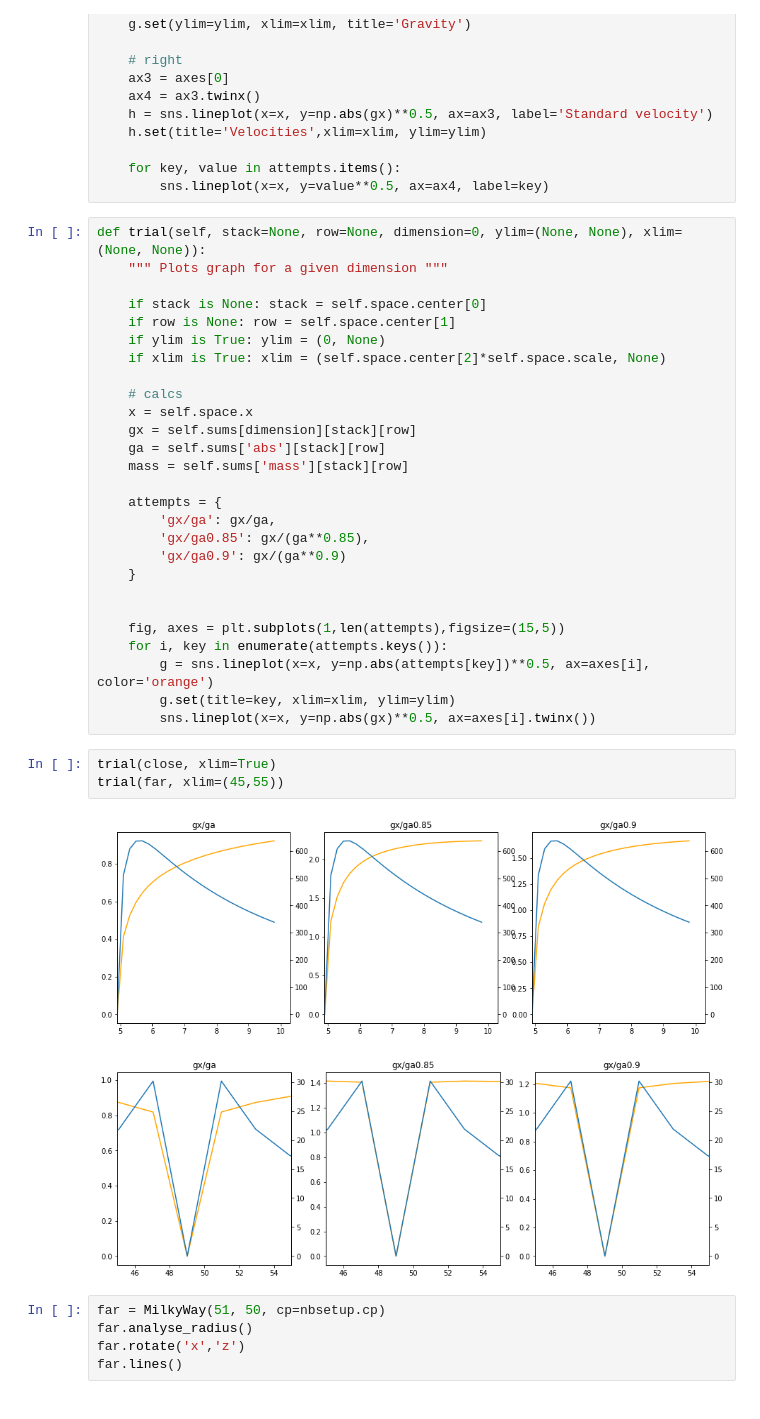
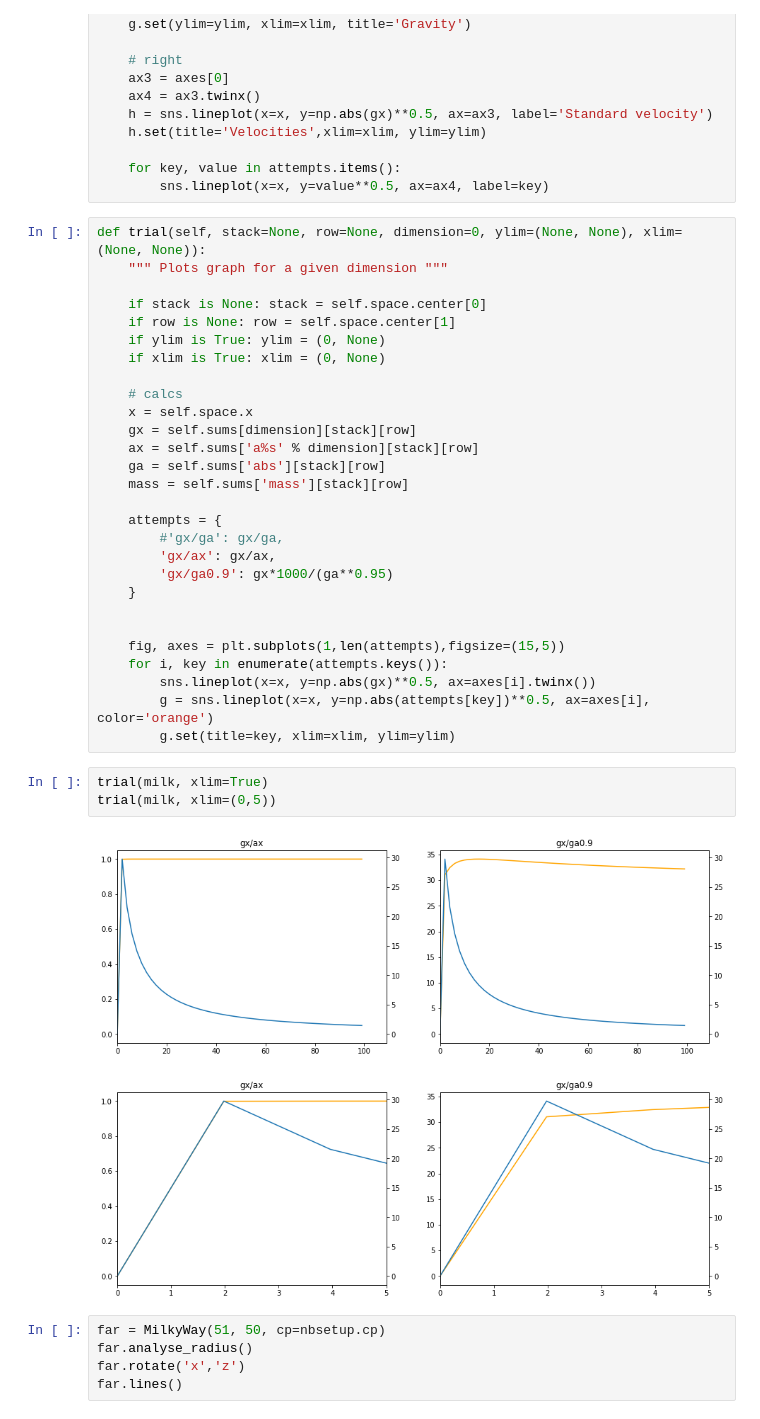
Before and after one commit to timjdavey/galactus, a Jupyter notebook: notebooks/Milky Way development debugger.ipynb, the cells around one changed output. Saved outputs shown, nothing was run; the diff lists cells and outputs as text.

```diff
--- a/notebooks/Milky Way development debugger.ipynb
+++ b/notebooks/Milky Way development debugger.ipynb
@@ -55,32 +55,33 @@ def trial(self, stack=None, row=None, dimension=0, ylim=(None, None), xlim=(None
     if stack is None: stack = self.space.center[0]
     if row is None: row = self.space.center[1]
     if ylim is True: ylim = (0, None)
-    if xlim is True: xlim = (self.space.center[2]*self.space.scale, None)
+    if xlim is True: xlim = (0, None)
 
     # calcs
     x = self.space.x
     gx = self.sums[dimension][stack][row]
+    ax = self.sums['a%s' % dimension][stack][row]
     ga = self.sums['abs'][stack][row]
     mass = self.sums['mass'][stack][row]
 
     attempts = {
-        'gx/ga': gx/ga,
-        'gx/ga0.85': gx/(ga**0.85),
-        'gx/ga0.9': gx/(ga**0.9)
+        #'gx/ga': gx/ga,
+        'gx/ax': gx/ax,
+        'gx/ga0.9': gx*1000/(ga**0.95)
     }
 
 
     fig, axes = plt.subplots(1,len(attempts),figsize=(15,5))
     for i, key in enumerate(attempts.keys()):
+        sns.lineplot(x=x, y=np.abs(gx)**0.5, ax=axes[i].twinx())
         g = sns.lineplot(x=x, y=np.abs(attempts[key])**0.5, ax=axes[i], color='orange')
         g.set(title=key, xlim=xlim, ylim=ylim)
-        sns.lineplot(x=x, y=np.abs(gx)**0.5, ax=axes[i].twinx())
 # %%
-trial(close, xlim=True)
-trial(far, xlim=(45,55))
+trial(milk, xlim=True)
+trial(milk, xlim=(0,5))
 # %% [output]
-[figure, old version]
+[figure, new version]
-[figure, old version]
+[figure, new version]
 # %%
 far = MilkyWay(51, 50, cp=nbsetup.cp)
 far.analyse_radius()
```
Also changed, not shown: parts of 1 cell of this notebook.
